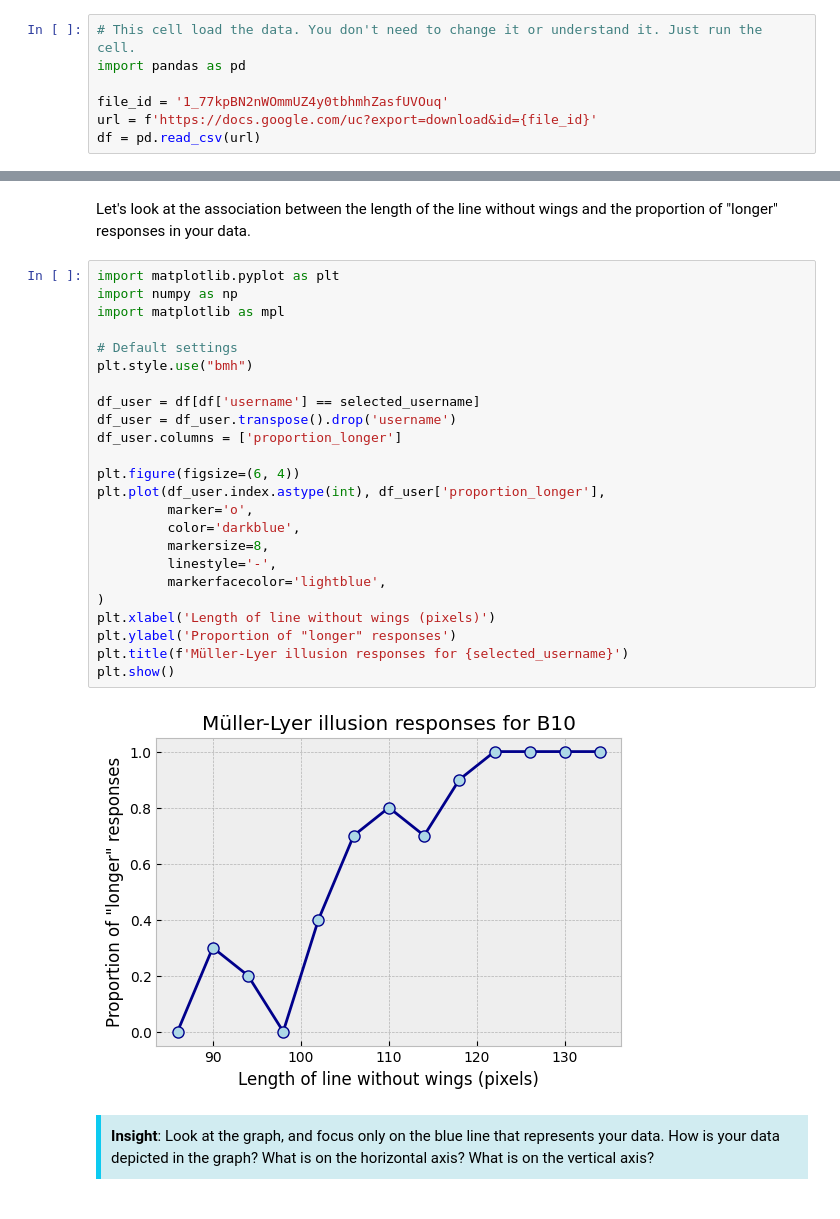
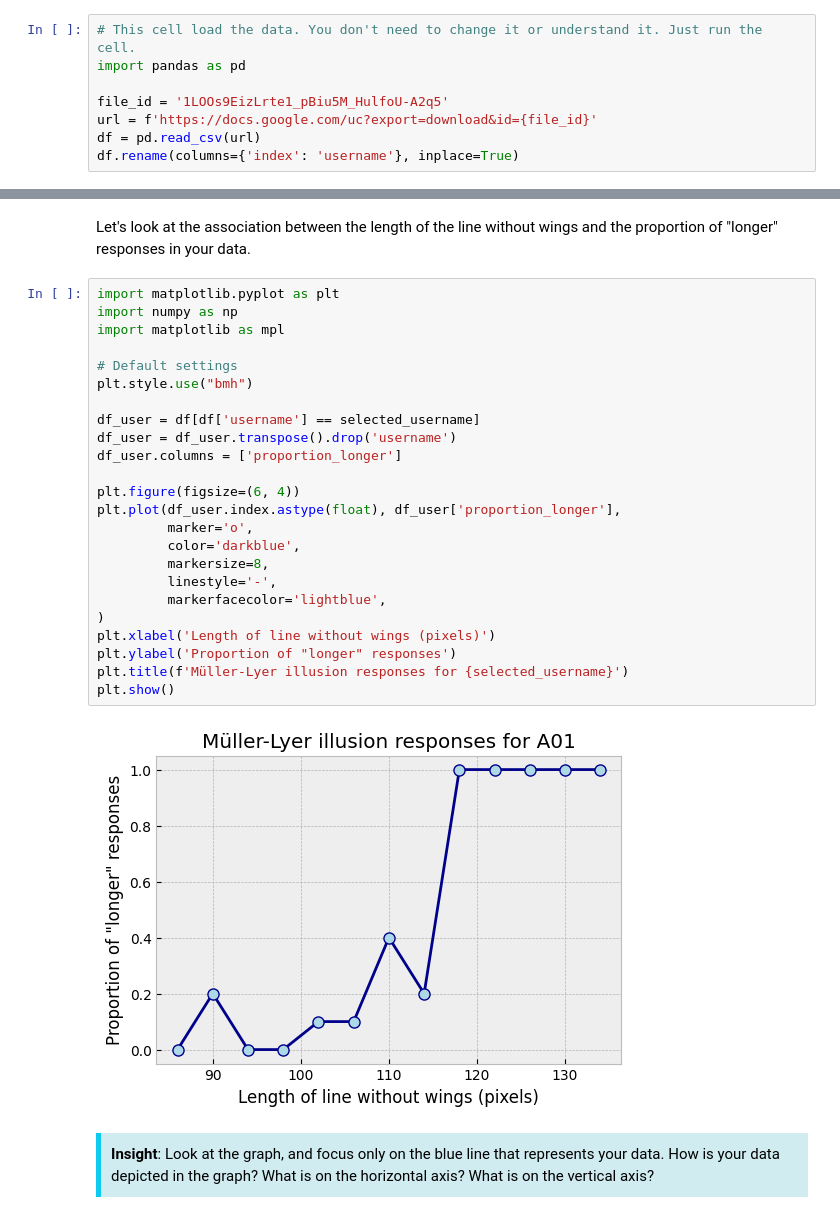
Before and after one commit to joebathelt/AUC_CogPsy, a Jupyter notebook: week2_muller_lyer.ipynb, the cells around one changed output, grey strips where cells are left out. Saved outputs shown, nothing was run; the diff lists cells and outputs as text.

```diff
--- a/week2_muller_lyer.ipynb
+++ b/week2_muller_lyer.ipynb
@@ -22,9 +22,10 @@ The goal of this type of experiment is to produce a psychometric function, that
 # This cell load the data. You don't need to change it or understand it. Just run the cell.
 import pandas as pd
 
-file_id = '1_77kpBN2nWOmmUZ4y0tbhmhZasfUVOuq'
+file_id = '1LOOs9EizLrte1_pBiu5M_HulfoU-A2q5'
 url = f'https://docs.google.com/uc?export=download&id={file_id}'
 df = pd.read_csv(url)
+df.rename(columns={'index': 'username'}, inplace=True)
 # %% [markdown]
 The following cell shows the organisation of the data. Each row is the data from one participant. Each column is the data from one condition (i.e., one length of the line without wings). The values in the cells are the proportion of trials that the participant reported that the line without wings was longer than the line with wings. For example, in the first row in the second column, the entry is 0.3. This means that for participant B10, when the line without wings was 90 pixels long, they reported that it was longer than the line with wings in 30% of the trials.
 # %%
@@ -71,29 +71,29 @@ Let's look at the association between the length of the line without wings and t
 # %%
 import matplotlib.pyplot as plt
 import numpy as np
 import matplotlib as mpl
 
 # Default settings
 plt.style.use("bmh")
 
 df_user = df[df['username'] == selected_username]
 df_user = df_user.transpose().drop('username')
 df_user.columns = ['proportion_longer']
 
 plt.figure(figsize=(6, 4))
-plt.plot(df_user.index.astype(int), df_user['proportion_longer'],
+plt.plot(df_user.index.astype(float), df_user['proportion_longer'],
          marker='o',
          color='darkblue',
          markersize=8,
          linestyle='-',
          markerfacecolor='lightblue',
 )
 plt.xlabel('Length of line without wings (pixels)')
 plt.ylabel('Proportion of "longer" responses')
 plt.title(f'Müller-Lyer illusion responses for {selected_username}')
 plt.show()
 # %% [output]
-[figure, old version]
+[figure, new version]
 # %% [markdown]
 <div style="background-color: #d1ecf1; border-left: 5px solid #0dcaf0; padding: 10px; margin: 10px 0;">
 <strong>Insight</strong>: Look at the graph, and focus only on the blue line that represents your data. How is your data depicted in the graph? What is on the horizontal axis? What is on the vertical axis?
```
Also changed, not shown: parts of 9 cells of this notebook.
